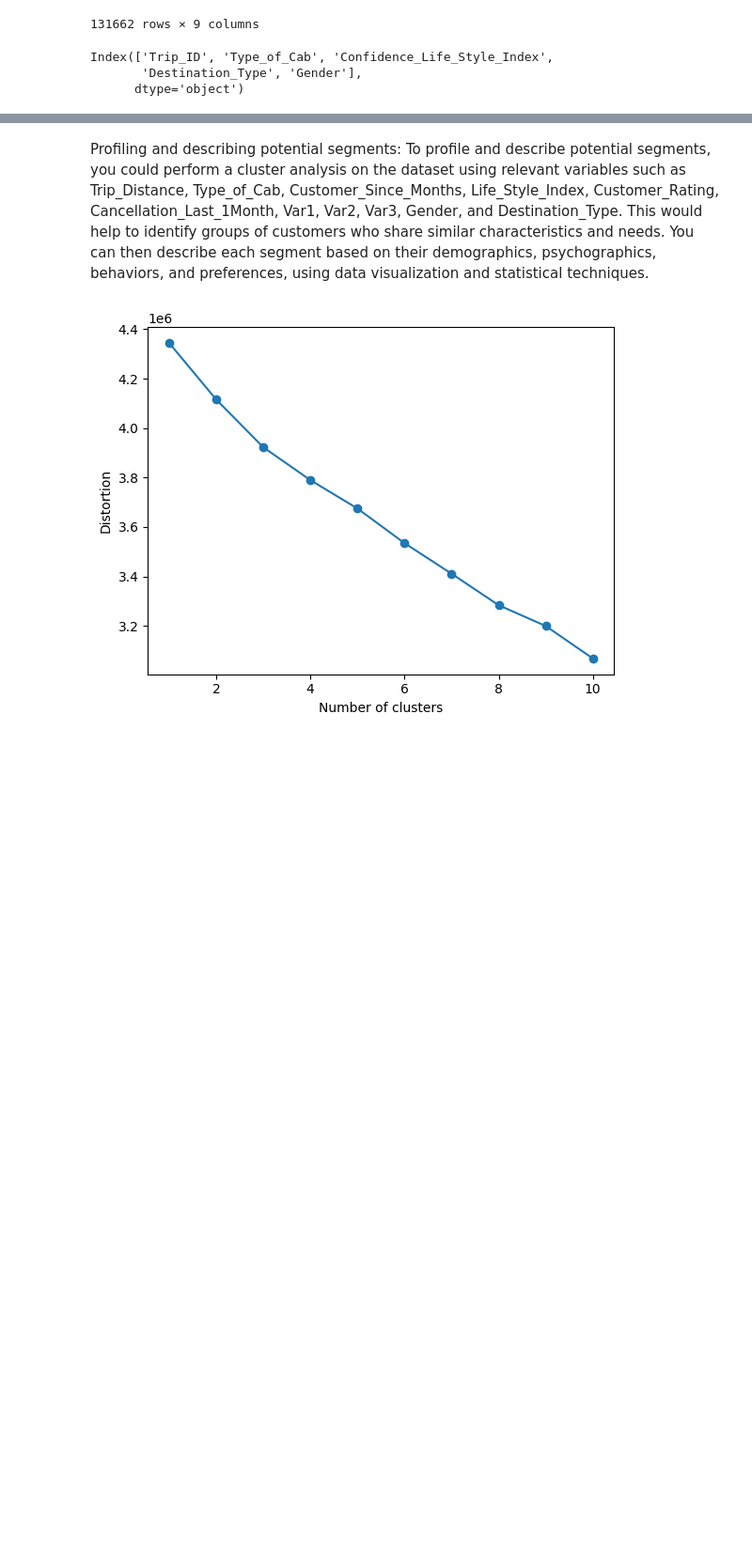
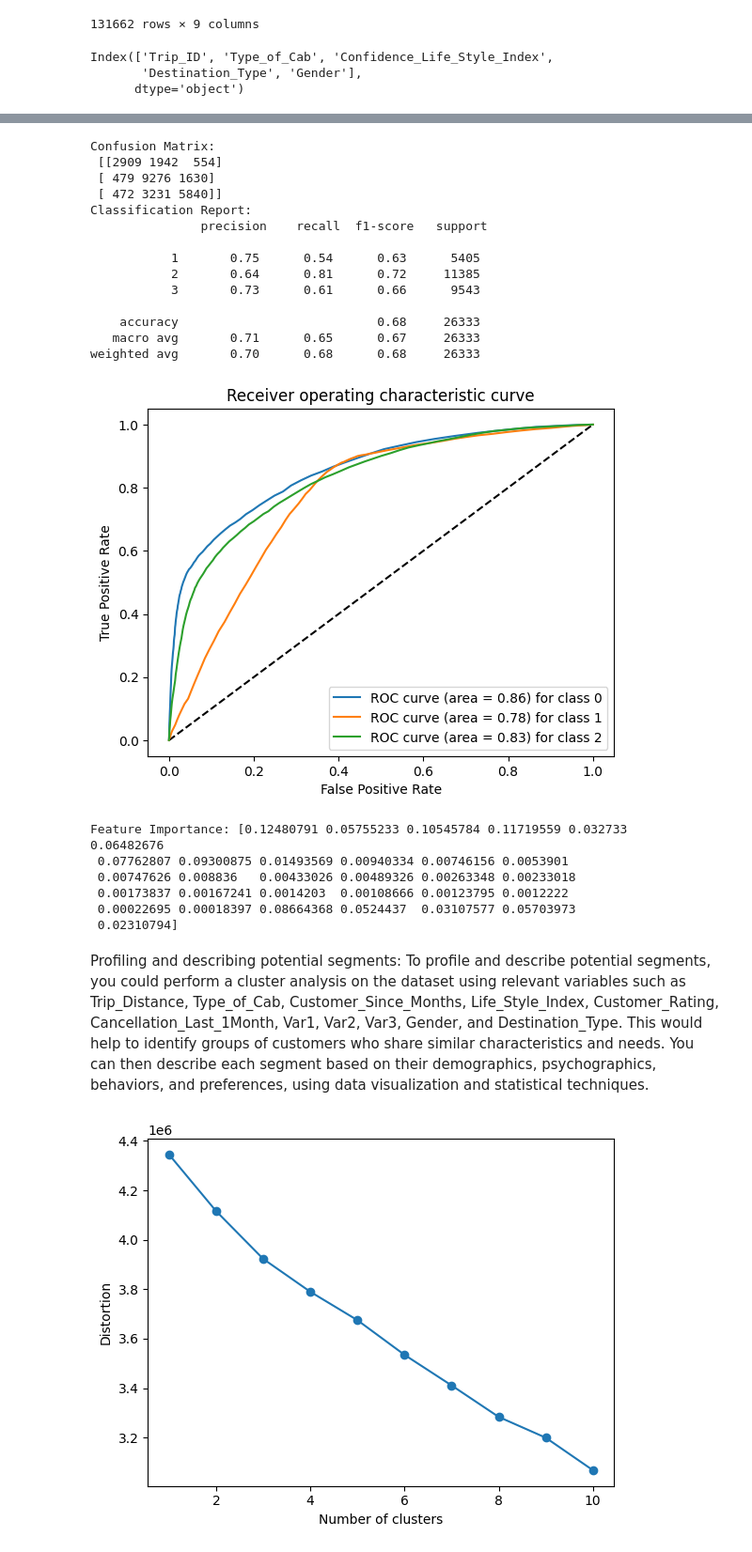
Before and after one commit to spandyy/Feynn-Labs-, a Jupyter notebook: Project 2/part 2/Cabs_Booking_DataAnalysis.ipynb, the cells around one changed output, grey strips where cells are left out. Shown at 94% size. Cells and saved outputs as stored; diff of their text form; code cells hidden in the pictures; blank space fills up the shorter version.

```diff
--- a/Project 2/part 2/Cabs_Booking_DataAnalysis.ipynb
+++ b/Project 2/part 2/Cabs_Booking_DataAnalysis.ipynb
@@ -501,0 +534,60 @@ Index(['Trip_ID', 'Type_of_Cab', 'Confidence_Life_Style_Index',
+# %%
+from sklearn.metrics import confusion_matrix, classification_report, roc_curve, roc_auc_score
+import matplotlib.pyplot as plt
+
+# Calculate confusion matrix
+cm = confusion_matrix(y_test, y_pred)
+print("Confusion Matrix:\n", cm)
+
+# Calculate classification report
+cr = classification_report(y_test, y_pred)
+print("Classification Report:\n", cr)
+
+# Calculate ROC curve and AUC score
+n_classes = len(np.unique(y_test))
+if n_classes > 1:
+    fpr = dict()
+    tpr = dict()
+    roc_auc = dict()
+    y_test_bin = label_binarize(y_test, classes=np.unique(y_test))
+    for i in range(n_classes):
+        fpr[i], tpr[i], _ = roc_curve(y_test_bin[:, i], y_prob[:, i])
+        roc_auc[i] = roc_auc_score(y_test_bin[:, i], y_prob[:, i])
+    # Plot ROC curve
+    plt.figure()
+    plt.plot([0, 1], [0, 1], 'k--')
+    for i in range(n_classes):
+        plt.plot(fpr[i], tpr[i], label='ROC curve (area = %0.2f) for class %d' % (roc_auc[i], i))
+    plt.xlabel('False Positive Rate')
+    plt.ylabel('True Positive Rate')
+    plt.title('Receiver operating characteristic curve')
+    plt.legend(loc="best")
+    plt.show()
+else:
+    print("ROC AUC score cannot be calculated because there is only one class present in y_true.")
+
+# Perform feature importance analysis
+feature_importance = clf.feature_importances_
+print("Feature Importance:", feature_importance)
+# %% [output]
+Confusion Matrix:
+ [[2909 1942  554]
+ [ 479 9276 1630]
+ [ 472 3231 5840]]
+Classification Report:
+               precision    recall  f1-score   support
+
+           1       0.75      0.54      0.63      5405
+           2       0.64      0.81      0.72     11385
+           3       0.73      0.61      0.66      9543
+
+    accuracy                           0.68     26333
+   macro avg       0.71      0.65      0.67     26333
+weighted avg       0.70      0.68      0.68     26333
+[figure, added]
+Feature Importance: [0.12480791 0.05755233 0.10545784 0.11719559 0.032733   0.06482676
+ 0.07762807 0.09300875 0.01493569 0.00940334 0.00746156 0.0053901
+ 0.00747626 0.008836   0.00433026 0.00489326 0.00263348 0.00233018
+ 0.00173837 0.00167241 0.0014203  0.00108666 0.00123795 0.0012222
+ 0.00022695 0.00018397 0.08664368 0.0524437  0.03107577 0.05703973
+ 0.02310794]
```
Also changed, not shown: parts of 3 cells of this notebook.
